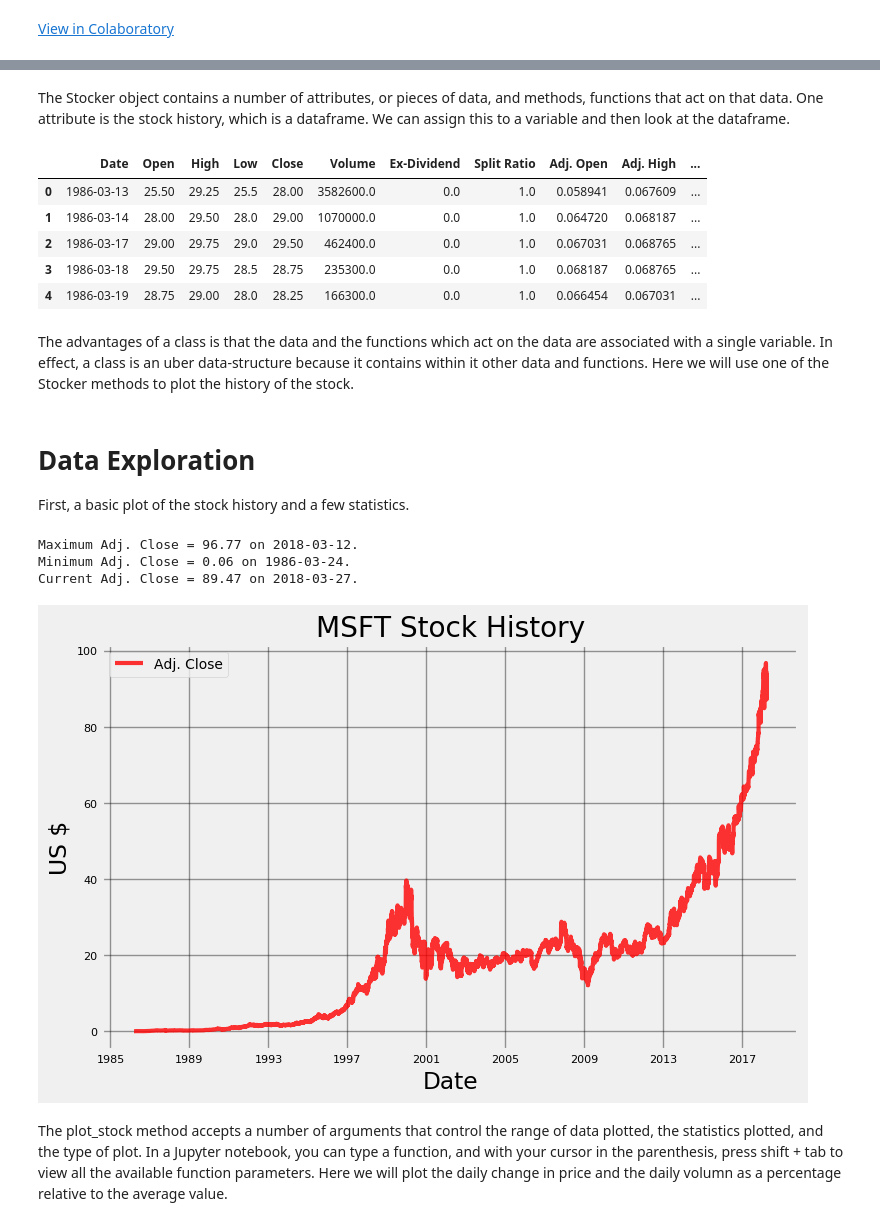
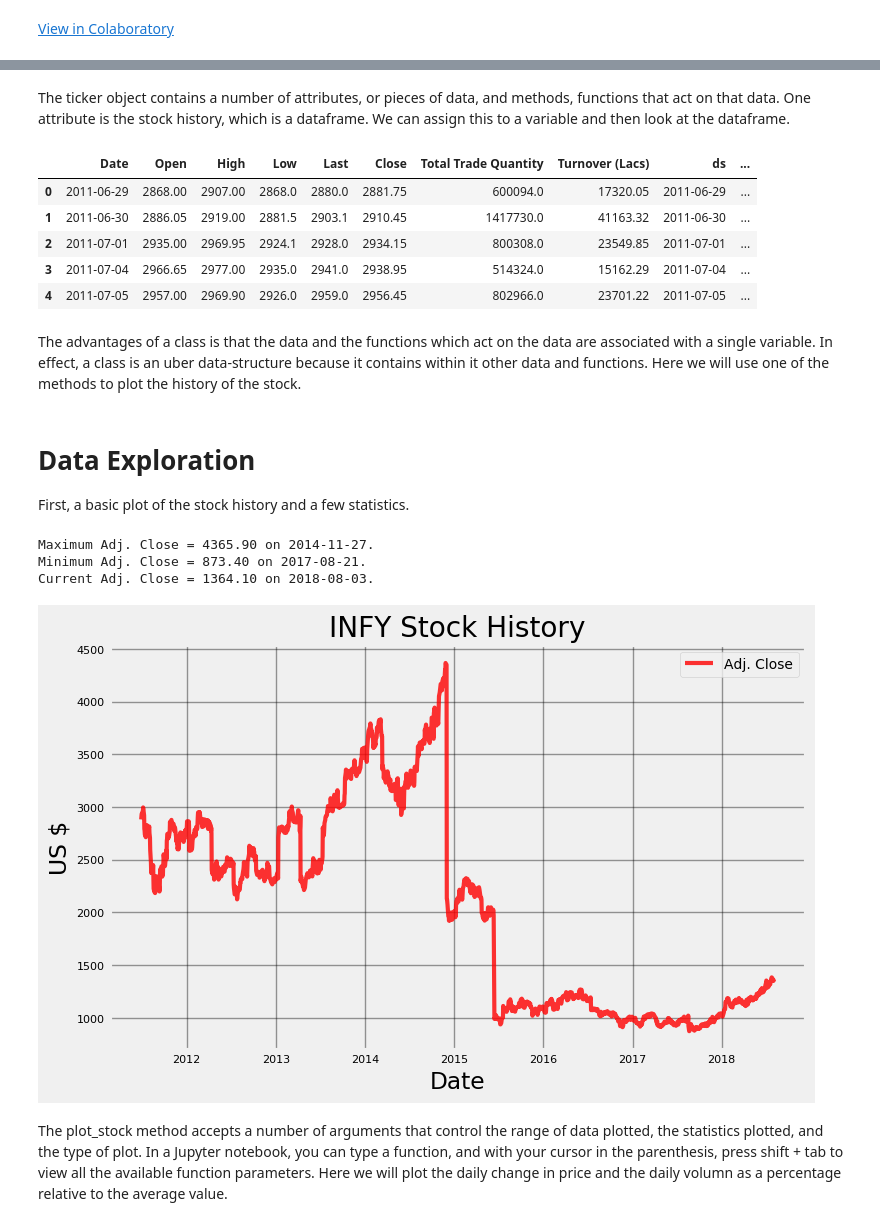
Before and after one commit to thegauravsingh/AI-Adventures-Stock-Analysis-using-Tensorflow, a Jupyter notebook: Stocks Analyzer.ipynb, the cells around one changed output, grey strips where cells are left out. Drawn from its saved outputs; the diff is of its cells as text; code cells hidden in the pictures.

```diff
--- a/Stocks Analyzer.ipynb
+++ b/Stocks Analyzer.ipynb
@@ -61,29 +58,31 @@ microsoft = Stocker('MSFT')
+# %%
+ticker = stockTicker('INFY','NSE')
 # %% [markdown]
-The Stocker object contains a number of attributes, or pieces of data, and methods, functions that act on that data.
+The ticker object contains a number of attributes, or pieces of data, and methods, functions that act on that data.
 One attribute is the stock history, which is a dataframe. We can assign this to a variable and then look at the dataframe.
 # %%
-stock_history = microsoft.stock
+stock_history = ticker.stock
 stock_history.head()
 # %% [output]
-|  | Date | Open | High | Low | Close | Volume | Ex-Dividend | Split Ratio | Adj. Open | Adj. High | ... |
-| 0 | 1986-03-13 | 25.50 | 29.25 | 25.5 | 28.00 | 3582600.0 | 0.0 | 1.0 | 0.058941 | 0.067609 | ... |
-| 1 | 1986-03-14 | 28.00 | 29.50 | 28.0 | 29.00 | 1070000.0 | 0.0 | 1.0 | 0.064720 | 0.068187 | ... |
-| 2 | 1986-03-17 | 29.00 | 29.75 | 29.0 | 29.50 | 462400.0 | 0.0 | 1.0 | 0.067031 | 0.068765 | ... |
-| 3 | 1986-03-18 | 29.50 | 29.75 | 28.5 | 28.75 | 235300.0 | 0.0 | 1.0 | 0.068187 | 0.068765 | ... |
-| 4 | 1986-03-19 | 28.75 | 29.00 | 28.0 | 28.25 | 166300.0 | 0.0 | 1.0 | 0.066454 | 0.067031 | ... |
+|  | Date | Open | High | Low | Last | Close | Total Trade Quantity | Turnover (Lacs) | ds | ... |
+| 0 | 2011-06-29 | 2868.00 | 2907.00 | 2868.0 | 2880.0 | 2881.75 | 600094.0 | 17320.05 | 2011-06-29 | ... |
+| 1 | 2011-06-30 | 2886.05 | 2919.00 | 2881.5 | 2903.1 | 2910.45 | 1417730.0 | 41163.32 | 2011-06-30 | ... |
+| 2 | 2011-07-01 | 2935.00 | 2969.95 | 2924.1 | 2928.0 | 2934.15 | 800308.0 | 23549.85 | 2011-07-01 | ... |
+| 3 | 2011-07-04 | 2966.65 | 2977.00 | 2935.0 | 2941.0 | 2938.95 | 514324.0 | 15162.29 | 2011-07-04 | ... |
+| 4 | 2011-07-05 | 2957.00 | 2969.90 | 2926.0 | 2959.0 | 2956.45 | 802966.0 | 23701.22 | 2011-07-05 | ... |
 # %% [markdown]
-The advantages of a class is that the data and the functions which act on the data are associated with a single variable. In effect, a class is an uber data-structure because it contains within it other data and functions. Here we will use one of the Stocker methods to plot the history of the stock.
+The advantages of a class is that the data and the functions which act on the data are associated with a single variable. In effect, a class is an uber data-structure because it contains within it other data and functions. Here we will use one of the  methods to plot the history of the stock.
 # %% [markdown]
 # Data Exploration
 
 First, a basic plot of the stock history and a few statistics.
 # %%
-microsoft.plot_stock()
+ticker.plot_stock()
 # %% [output]
-Maximum Adj. Close = 96.77 on 2018-03-12.
-Minimum Adj. Close = 0.06 on 1986-03-24.
-Current Adj. Close = 89.47 on 2018-03-27.
+Maximum Adj. Close = 4365.90 on 2014-11-27.
+Minimum Adj. Close = 873.40 on 2017-08-21.
+Current Adj. Close = 1364.10 on 2018-08-03.
-[figure, old version]
+[figure, new version]
 # %% [markdown]
 The plot_stock method accepts a number of arguments that control the range of data plotted, the statistics plotted, and the type of plot. In a Jupyter notebook, you can type a function, and with your cursor in the parenthesis, press shift + tab to view all the available function parameters. Here we will plot the daily change in price and the daily volumn as a percentage relative to the average value.
 # %%
```
Also changed, not shown: parts of 29 cells of this notebook.
